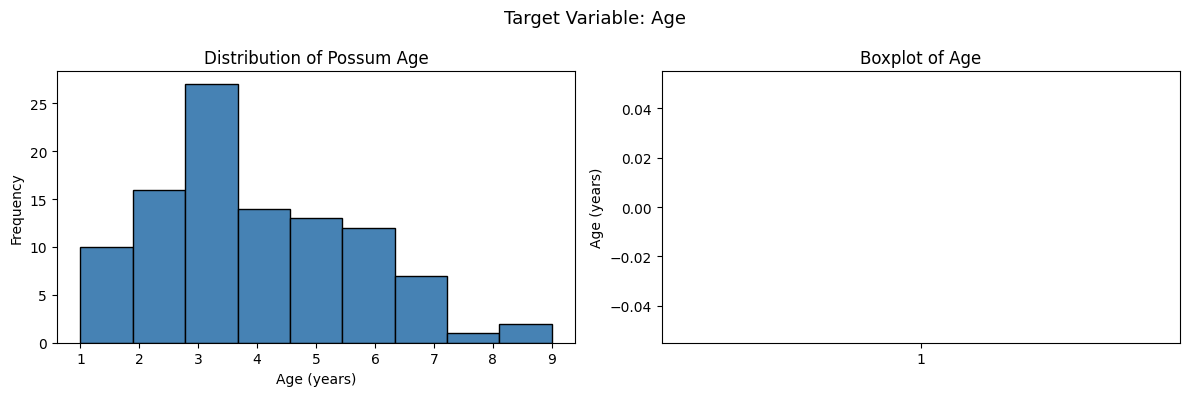
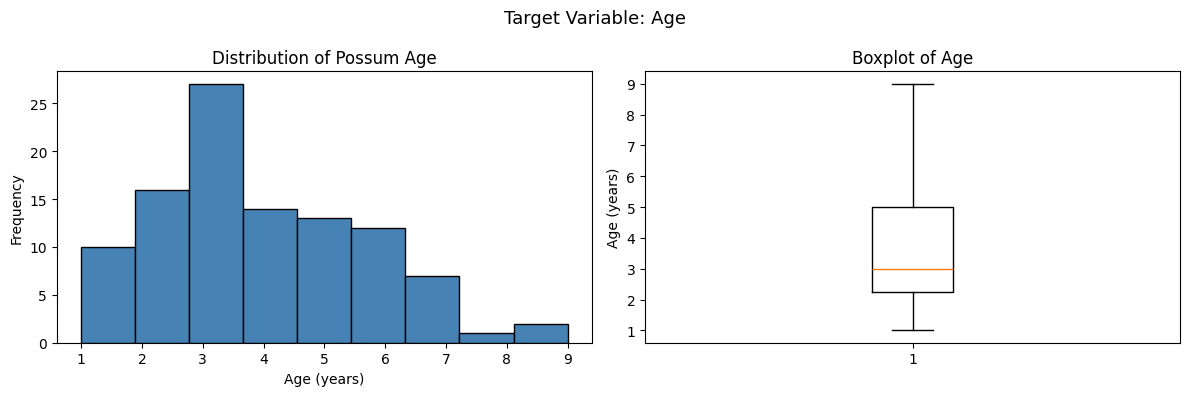
Code edit (unified diff) that turned the first committed figure into the second:
--- before
+++ after
@@ -1,15 +1,15 @@
 print("Age Distribution")
 print("-----------------")
-
 print(df["age"].describe().round(2))
 
 fig, axes = plt.subplots(1, 2, figsize=(12, 4))
 
-axes[0].hist(df["age"], bins=9, edgecolor="black", color="steelblue")
+axes[0].hist(df["age"].dropna(), bins=9, edgecolor="black", color="steelblue")
 axes[0].set_title("Distribution of Possum Age")
 axes[0].set_xlabel("Age (years)")
 axes[0].set_ylabel("Frequency")
 
-axes[1].boxplot(df["age"])
+# Fix: drop NaNs and convert to list
+axes[1].boxplot(df["age"].dropna().tolist())
 axes[1].set_title("Boxplot of Age")
 axes[1].set_ylabel("Age (years)")

Commit: fixed Age Distribution in EDA section